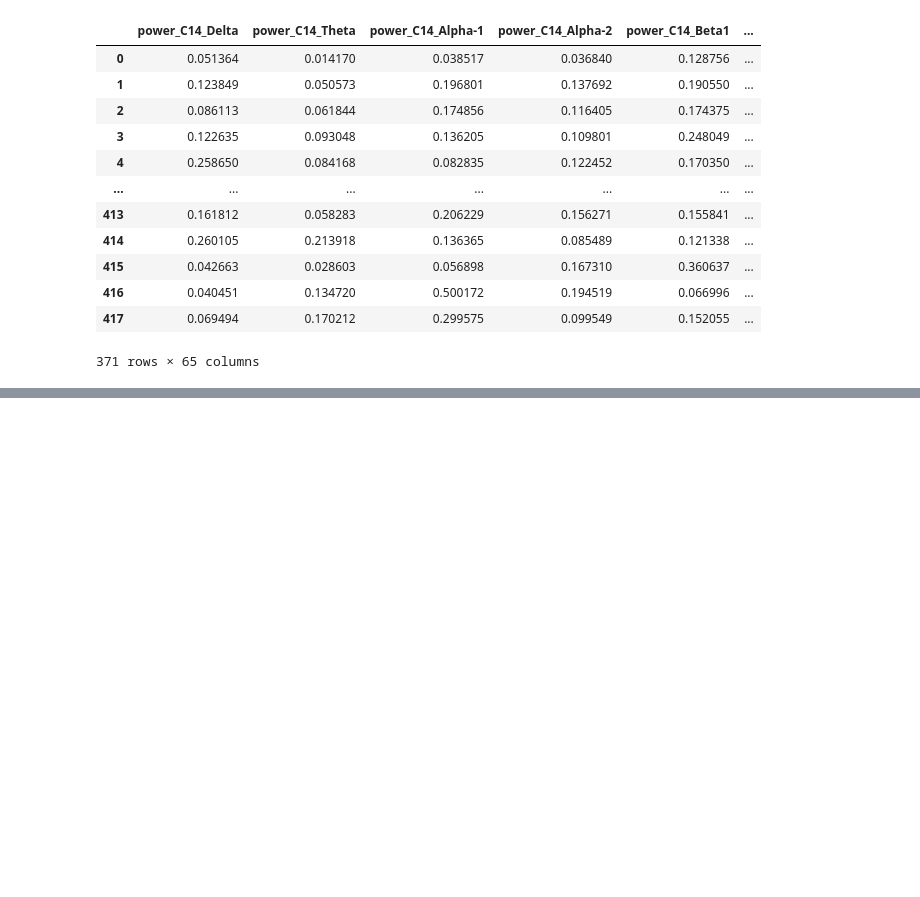
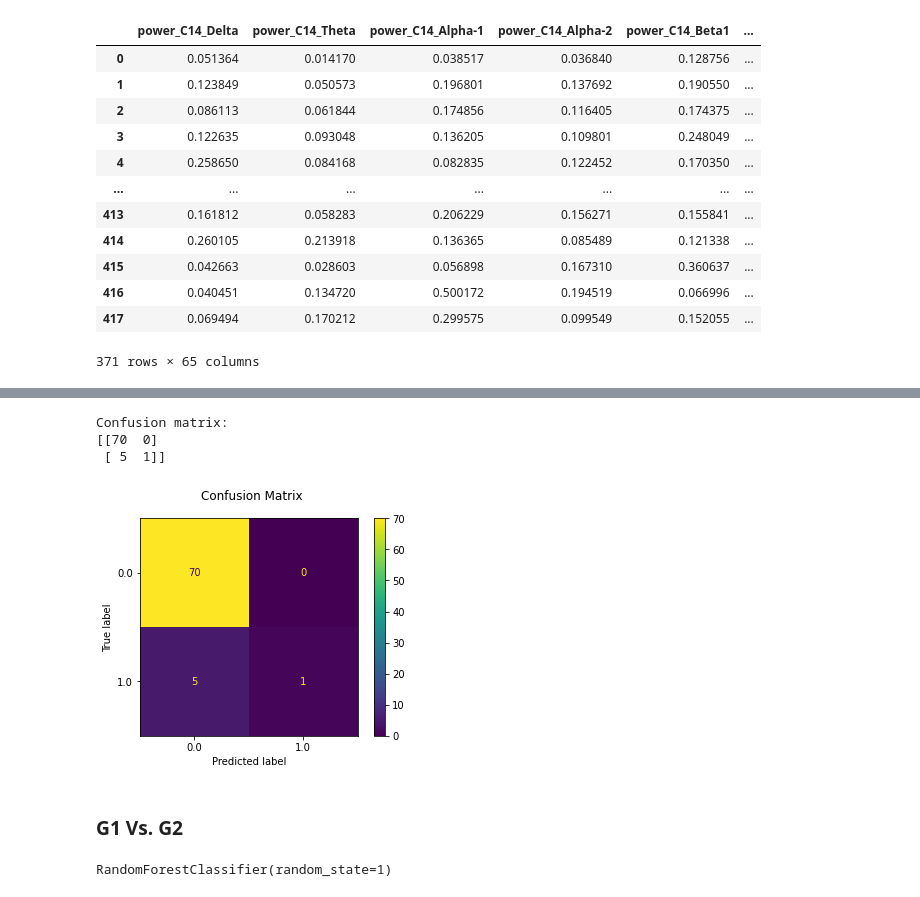
Before and after one commit to yjmantilla/Data_analysis_ML_Harmonization_Proyect, a Jupyter notebook: Manipulacion- Rois-Componentes de todas las DB/EDA.ipynb, the cells around one changed output, grey strips where cells are left out. Cells and saved outputs as stored; diff of their text form; code cells hidden in the pictures; blank space fills up the shorter version.

```diff
--- a/Manipulacion- Rois-Componentes de todas las DB/EDA.ipynb
+++ b/Manipulacion- Rois-Componentes de todas las DB/EDA.ipynb
@@ -1038,0 +1160,2 @@ See the caveats in the documentation: https://pandas.pydata.org/pandas-docs/stab
+# %%
+predicted = rfclf.predict(X_test_com_ctr_dta)
@@ -1038,0 +1177,17 @@ See the caveats in the documentation: https://pandas.pydata.org/pandas-docs/stab
+# %%
+disp = metrics.ConfusionMatrixDisplay.from_predictions(y_test_com_ctr_dta, predicted)
+disp.figure_.suptitle("Confusion Matrix")
+print(f"Confusion matrix:\n{disp.confusion_matrix}")
+
+plt.show()
+# %% [output]
+Confusion matrix:
+[[70  0]
+ [ 5  1]]
+[figure, added]
+# %% [markdown]
+### G1 Vs. G2
+# %%
+rfclf.fit(X_train_roi_g1_g2, y_train_roi_g1_g2)
+# %% [output]
+RandomForestClassifier(random_state=1)
```
Also changed, not shown: parts of 26 cells of this notebook.
